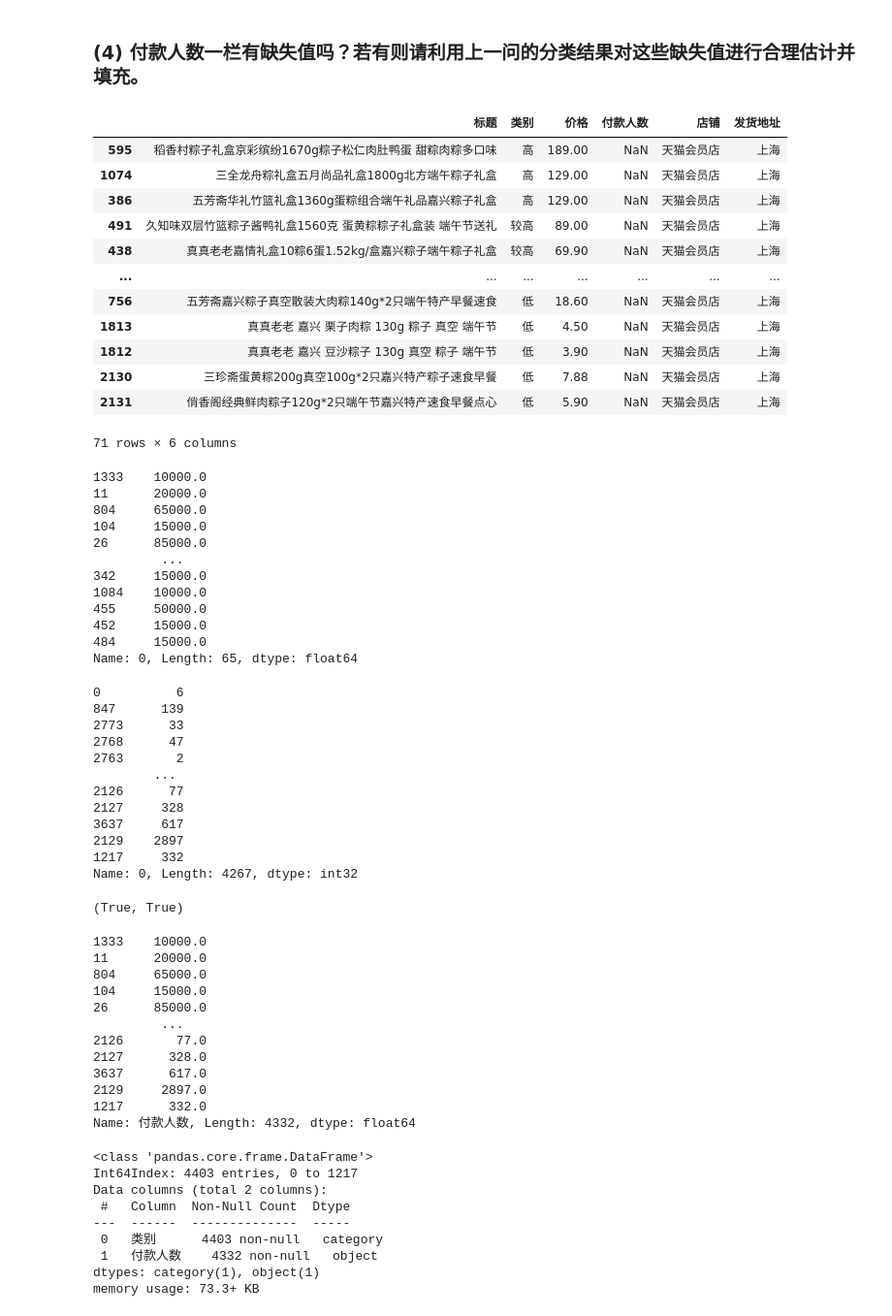
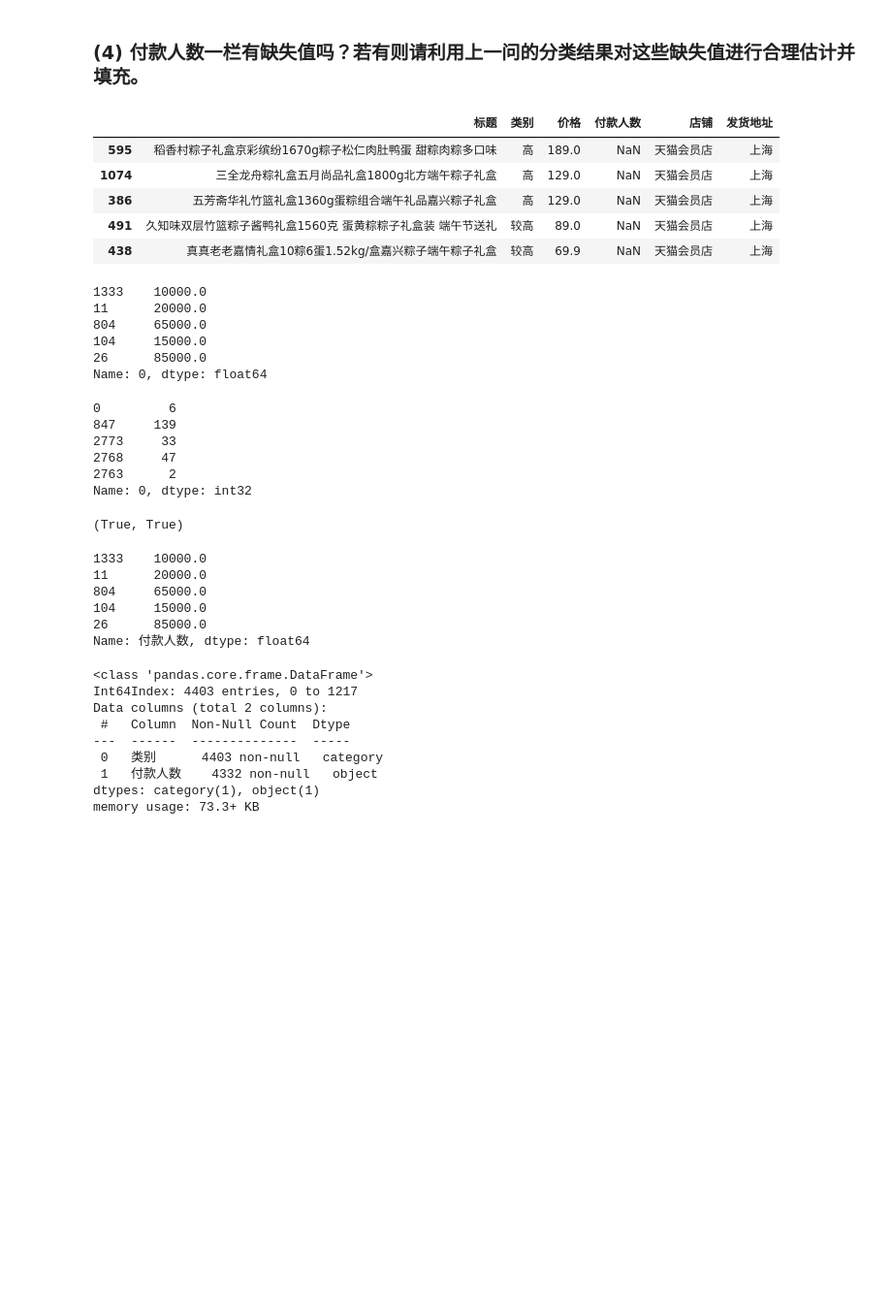
Before and after one commit to flashriver/joyfull_pandas, a Jupyter notebook: exercise_2.ipynb, the cells around one changed output. Shown at 97% size. Saved outputs shown, nothing was run; the diff lists cells and outputs as text; code cells hidden in the pictures; blank space fills up the shorter version.

```diff
--- a/exercise_2.ipynb
+++ b/exercise_2.ipynb
@@ -1,6 +1,9 @@
 # %%
 import pandas as pd
 import numpy as np
+# %%
+pd.set_option('display.max_rows', 100)
+pd.set_option('display.min_rows', 100)
 # %% [markdown]
 # 一、端午节的淘宝粽子交易
 问题
@@ -124,19 +127,12 @@ df3.head()
 # %% [markdown]
 ### (4) 付款人数一栏有缺失值吗？若有则请利用上一问的分类结果对这些缺失值进行合理估计并填充。
 # %%
-df3[df3.付款人数.isnull()]
+df3[df3.付款人数.isnull()].head()
 # %% [output]
 |  | 标题 | 类别 | 价格 | 付款人数 | 店铺 | 发货地址 |
-| 595 | 稻香村粽子礼盒京彩缤纷1670g粽子松仁肉肚鸭蛋 甜粽肉粽多口味 | 高 | 189.00 | NaN | 天猫会员店 | 上海 |
-| 1074 | 三全龙舟粽礼盒五月尚品礼盒1800g北方端午粽子礼盒 | 高 | 129.00 | NaN | 天猫会员店 | 上海 |
-| 386 | 五芳斋华礼竹篮礼盒1360g蛋粽组合端午礼品嘉兴粽子礼盒 | 高 | 129.00 | NaN | 天猫会员店 | 上海 |
-| 491 | 久知味双层竹篮粽子酱鸭礼盒1560克 蛋黄粽粽子礼盒装 端午节送礼 | 较高 | 89.00 | NaN | 天猫会员店 | 上海 |
-| 438 | 真真老老嘉情礼盒10粽6蛋1.52kg/盒嘉兴粽子端午粽子礼盒 | 较高 | 69.90 | NaN | 天猫会员店 | 上海 |
-| ... | ... | ... | ... | ... | ... | ... |
-| 756 | 五芳斋嘉兴粽子真空散装大肉粽140g*2只端午特产早餐速食 | 低 | 18.60 | NaN | 天猫会员店 | 上海 |
-| 1813 | 真真老老 嘉兴 栗子肉粽 130g 粽子 真空 端午节 | 低 | 4.50 | NaN | 天猫会员店 | 上海 |
-| 1812 | 真真老老 嘉兴 豆沙粽子 130g 真空 粽子 端午节 | 低 | 3.90 | NaN | 天猫会员店 | 上海 |
-| 2130 | 三珍斋蛋黄粽200g真空100g*2只嘉兴特产粽子速食早餐 | 低 | 7.88 | NaN | 天猫会员店 | 上海 |
-| 2131 | 俏香阁经典鲜肉粽子120g*2只端午节嘉兴特产速食早餐点心 | 低 | 5.90 | NaN | 天猫会员店 | 上海 |
+| 595 | 稻香村粽子礼盒京彩缤纷1670g粽子松仁肉肚鸭蛋 甜粽肉粽多口味 | 高 | 189.0 | NaN | 天猫会员店 | 上海 |
+| 1074 | 三全龙舟粽礼盒五月尚品礼盒1800g北方端午粽子礼盒 | 高 | 129.0 | NaN | 天猫会员店 | 上海 |
+| 386 | 五芳斋华礼竹篮礼盒1360g蛋粽组合端午礼品嘉兴粽子礼盒 | 高 | 129.0 | NaN | 天猫会员店 | 上海 |
+| 491 | 久知味双层竹篮粽子酱鸭礼盒1560克 蛋黄粽粽子礼盒装 端午节送礼 | 较高 | 89.0 | NaN | 天猫会员店 | 上海 |
+| 438 | 真真老老嘉情礼盒10粽6蛋1.52kg/盒嘉兴粽子端午粽子礼盒 | 较高 | 69.9 | NaN | 天猫会员店 | 上海 |
-71 rows × 6 columns
 # %%
@@ -143,39 +140,27 @@ df3[df3.付款人数.isnull()]
 df4 = df3[df3.付款人数.notnull()]
 s4 = df4.付款人数
 # %%
-# 情况一: 付款人数单位是 +万人 的
+# 情况一: 付款人数单位是 +万人 的, 去掉 +万 并乘以 10000
 s41=s4[s4.str.contains('万')].str.split('万',expand=True)[0].astype('float')*10000
-s41
+s41.head()
 # %% [output]
 1333    10000.0
 11      20000.0
 804     65000.0
 104     15000.0
 26      85000.0
-         ...
-342     15000.0
-1084    10000.0
-455     50000.0
-452     15000.0
-484     15000.0
-Name: 0, Length: 65, dtype: float64
+Name: 0, dtype: float64
 # %%
 # 情况二: 没有包括万的, 使用"人付款"分割,再去掉空格,再去掉包括加号的.
 s42 = s4[[ idx for idx in s4.index if idx not in  s41.index]].str.split('人付款',expand=True)[0].str.replace(r'\s+','').str.replace(r'+','').astype('int')
-s42
+s42.head()
 # %% [output]
-0          6
-847      139
-2773      33
-2768      47
-2763       2
-        ...
-2126      77
-2127     328
-3637     617
-2129    2897
-1217     332
-Name: 0, Length: 4267, dtype: int32
+0         6
+847     139
+2773     33
+2768     47
+2763      2
+Name: 0, dtype: int32
 # %%
 # 检验是否还有其他情况--没有了.
 #
@@ -185,20 +170,14 @@ len(s4)==len(s41)+len(s42), len(s4)+df3.付款人数.isnull().sum()==len(df3)
 # %%
 s = pd.concat([s41,s42])
 s.name = '付款人数'
-s
+s.head()
 # %% [output]
 1333    10000.0
 11      20000.0
 804     65000.0
 104     15000.0
 26      85000.0
-         ...
-2126       77.0
-2127      328.0
-3637      617.0
-2129     2897.0
-1217      332.0
-Name: 付款人数, Length: 4332, dtype: float64
+Name: 付款人数, dtype: float64
 # %%
 df41=df3[['类别','付款人数']].copy()
 df41.update(s) # 使用处理后的付款人数更新非缺失值
```
Also changed, not shown: parts of 65 cells of this notebook.
